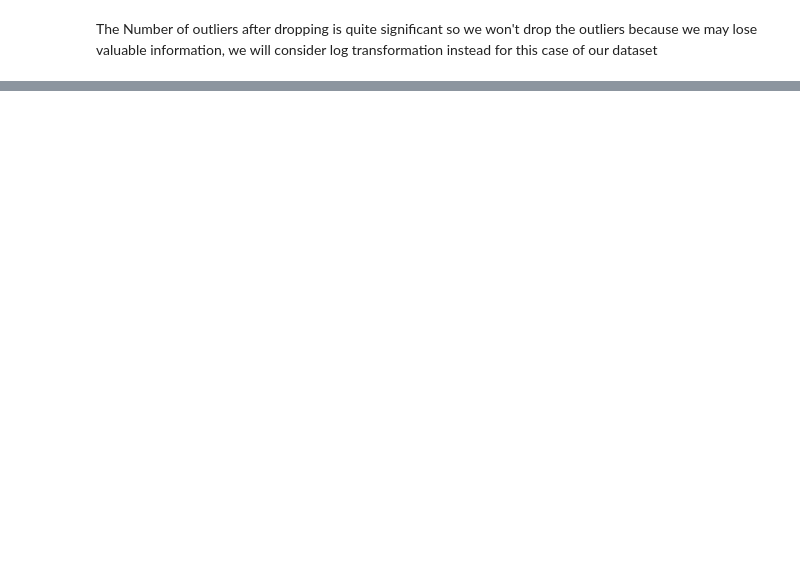
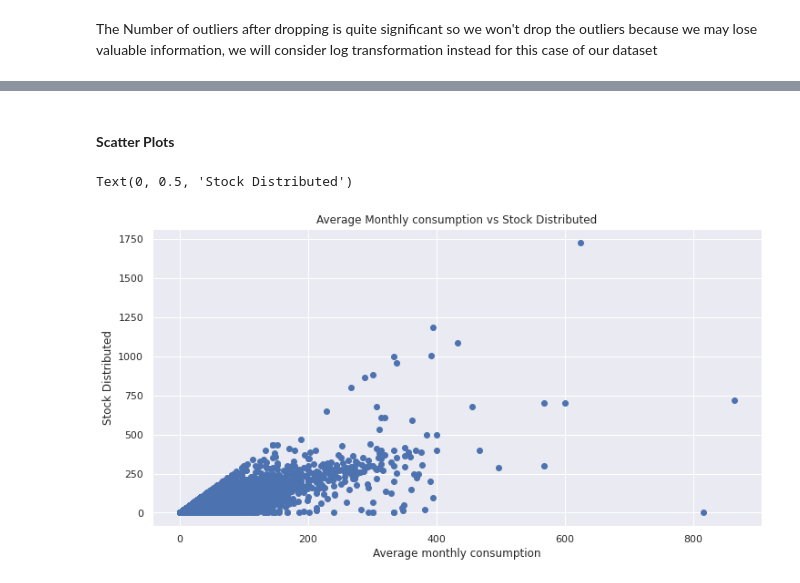
Before and after one commit to Viviankatheu/Future-Contraceptive-Use, a Jupyter notebook: Intelligent_Forecasting_Challenge_Model_Future_Contraceptive__Use_in_Cote_d'Ivoire.ipynb, the cells around one changed output, grey strips where cells are left out. Drawn from its saved outputs; the diff is of its cells as text; code cells hidden in the pictures; blank space fills up the shorter version.

```diff
--- a/Intelligent_Forecasting_Challenge_Model_Future_Contraceptive__Use_in_Cote_d'Ivoire.ipynb
+++ b/Intelligent_Forecasting_Challenge_Model_Future_Contraceptive__Use_in_Cote_d'Ivoire.ipynb
@@ -549,0 +754,12 @@ for i, col_val in enumerate(cols):
+# %% [markdown]
+#### **Scatter Plots**
+# %%
+# Plotting scatter plots to show the relationship between variables
+
+plt.scatter(df['average_monthly_consumption'], df['stock_distributed2'])
+plt.title('Average Monthly consumption vs Stock Distributed')
+plt.xlabel('Average monthly consumption')
+plt.ylabel('Stock Distributed')
+# %% [output]
+Text(0, 0.5, 'Stock Distributed')
+[figure, added]
```
Also changed, not shown: parts of 52 cells of this notebook.
